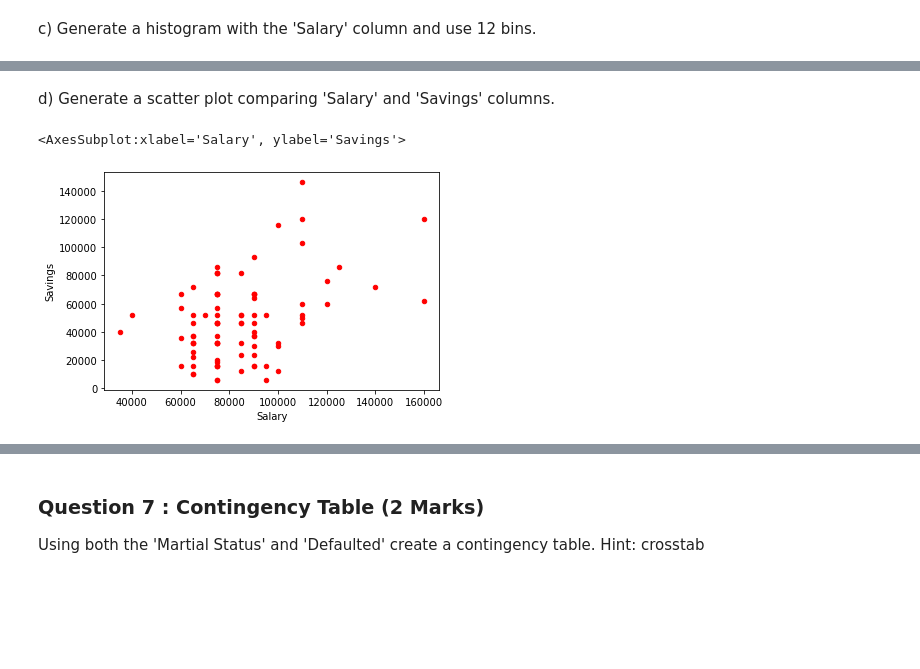
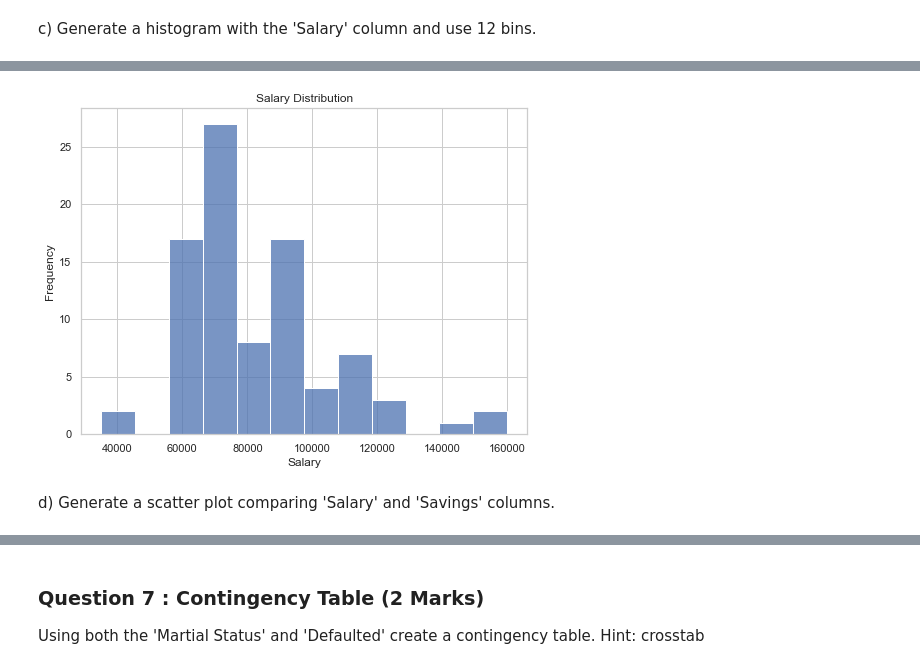
Before and after one commit to clarenochieng/ADS-Assignment-1, a Jupyter notebook: Pandas Assignment.ipynb, the cells around one changed output, grey strips where cells are left out. Saved outputs shown, nothing was run; the diff lists cells and outputs as text; code cells hidden in the pictures; blank space fills up the shorter version.

```diff
--- a/Pandas Assignment.ipynb
+++ b/Pandas Assignment.ipynb
@@ -227,8 +240,13 @@ alumni["Salary"].hist(bins = 12)
+# %%
+#c) (1)
+plt.figure(figsize=(8, 6))
+sns.set_theme(style="whitegrid")
+sns.histplot(data=alumni, x="Salary", bins=12)
+plt.title("Salary Distribution")
+plt.xlabel("Salary", fontsize=12)
+plt.ylabel("Frequency", fontsize=12)
+plt.show()
+# %% [output]
+[figure, added]
 # %% [markdown]
 d) Generate a scatter plot comparing 'Salary' and 'Savings' columns.
-# %%
-#d) (1)
-alumni.plot.scatter(x="Salary", y="Savings", c= "red")
-# %% [output]
-<AxesSubplot:xlabel='Salary', ylabel='Savings'>
-[figure, removed]
```
Also changed, not shown: parts of 8 cells of this notebook.
